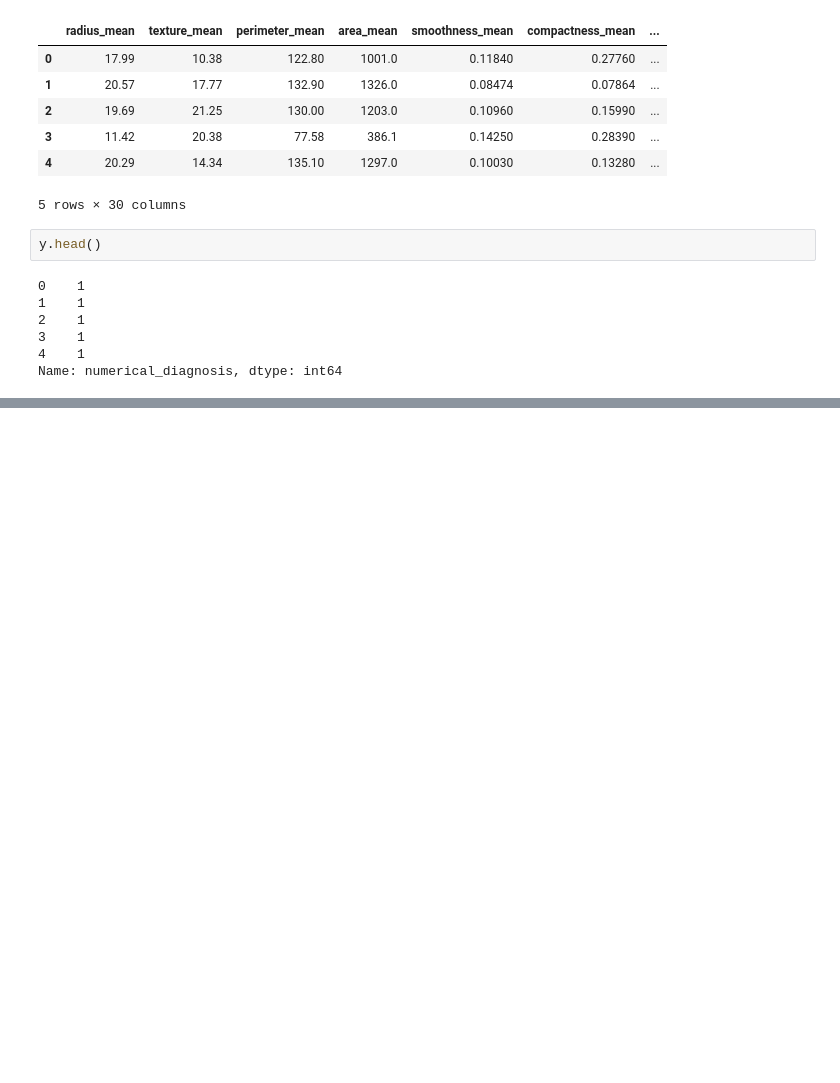
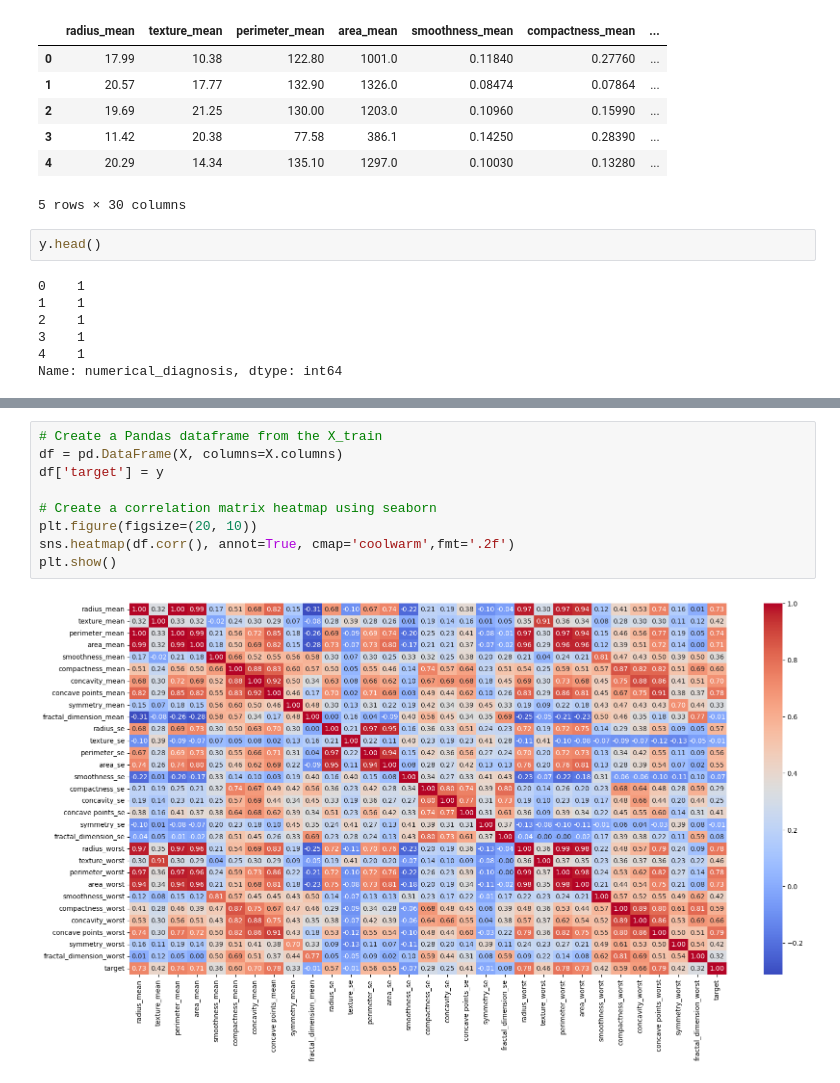
Before and after one commit to joeyyy09/Early-Detection-of-Breast-Cancer-Using-Machine-Learning, a Jupyter notebook: Early_Detection_of_Breast_Cancer_using_Machine_Learning.ipynb, the cells around one changed output, grey strips where cells are left out. Saved outputs shown, nothing was run; the diff lists cells and outputs as text; blank space fills up the shorter version.

Commit message:
Add Exploratory Data Analysis

```diff
--- a/Early_Detection_of_Breast_Cancer_using_Machine_Learning.ipynb
+++ b/Early_Detection_of_Breast_Cancer_using_Machine_Learning.ipynb
@@ -137,0 +186,11 @@ Name: numerical_diagnosis, dtype: int64
+# %%
+# Create a Pandas dataframe from the X_train
+df = pd.DataFrame(X, columns=X.columns)
+df['target'] = y
+
+# Create a correlation matrix heatmap using seaborn
+plt.figure(figsize=(20, 10))
+sns.heatmap(df.corr(), annot=True, cmap='coolwarm',fmt='.2f')
+plt.show()
+# %% [output]
+[figure, added]
```
Also changed, not shown: parts of 10 cells of this notebook.
